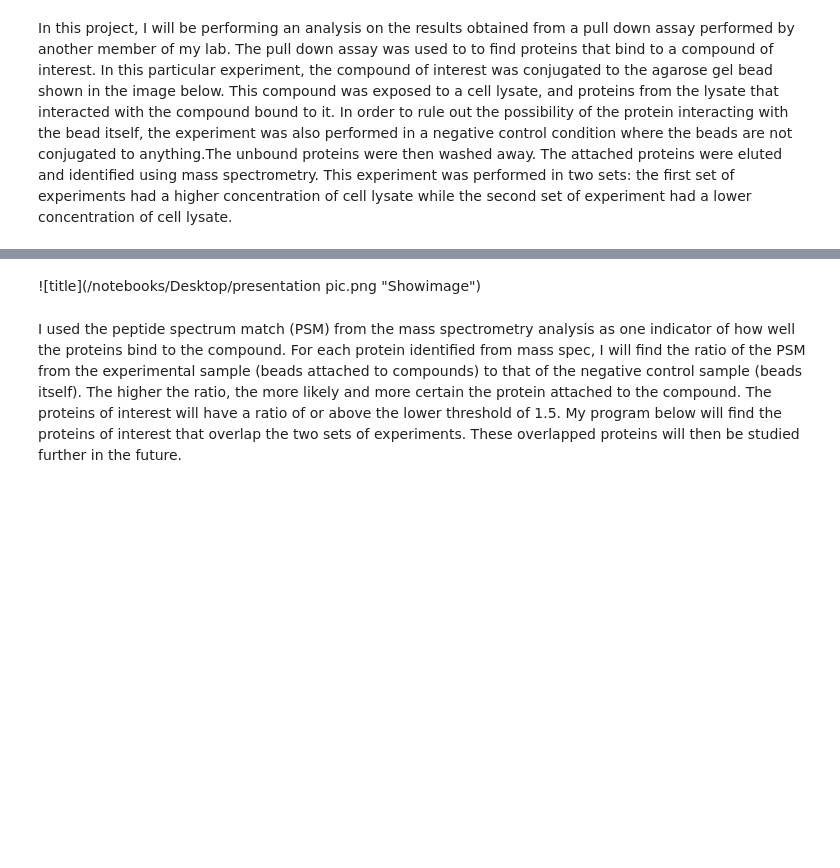
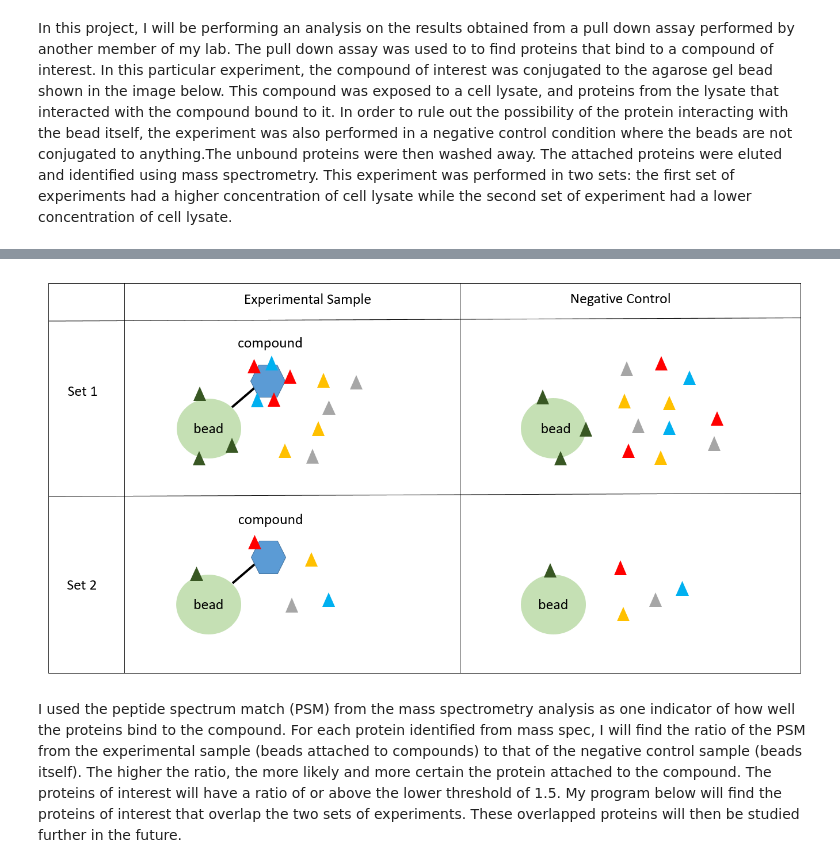
Before and after one commit to BIOF309/10-final-project-blu21, a Jupyter notebook: Final Python Project_blu21.ipynb, the cells around one changed output, grey strips where cells are left out. Cells and saved outputs as stored; diff of their text form; code cells hidden in the pictures; blank space fills up the shorter version.

Commit message:
Updted Final Project with image

```diff
--- a/Final Python Project_blu21.ipynb
+++ b/Final Python Project_blu21.ipynb
@@ -9,8 +9,11 @@ December 18, 2017
    In this project, I will be performing an analysis on the results obtained from a pull down assay performed by another member of my lab. The pull down assay was used to to find proteins that bind to a compound of interest. In this particular experiment, the compound of interest was conjugated to the agarose gel bead shown in the image below. This compound was exposed to a cell lysate, and proteins from the lysate that interacted with the compound bound to it. In order to rule out the possibility of the protein interacting with the bead itself, the experiment was also performed in a negative control condition where the beads are not conjugated to anything.The unbound proteins were then washed away. The attached proteins were eluted and identified using mass spectrometry. This experiment was performed in two sets: the first set of experiments had a higher concentration of cell lysate while the second set of experiment had a lower concentration of cell lysate.
 # %% [markdown]
 ![Image of Pull_Down_Assay](https://www.thermofisher.com/content/dam/LifeTech/global/life-sciences/protein-biology/PBLC/Pull-down-shematic-734px.jpg)
-# %% [markdown]
-![title](/notebooks/Desktop/presentation pic.png "Showimage")
+# %%
+from IPython.core.display import Image
+Image(filename='C:/Users/Billy/Desktop/presentation pic.png')
+# %% [output]
+[figure, added]
 # %% [markdown]
 I used the peptide spectrum match (PSM) from the mass spectrometry analysis as one indicator of how well the proteins bind to the compound.  For each protein identified from mass spec, I will find the ratio of the PSM from the experimental sample (beads attached to compounds) to that of the negative control sample (beads itself). The higher the ratio, the more likely and more certain the protein attached to the compound. The proteins of interest will have a ratio of or above the lower threshold of 1.5. My program below will find the proteins of interest that overlap the two sets of experiments. These overlapped proteins will then be studied further in the future.
 # %% [markdown]
```
